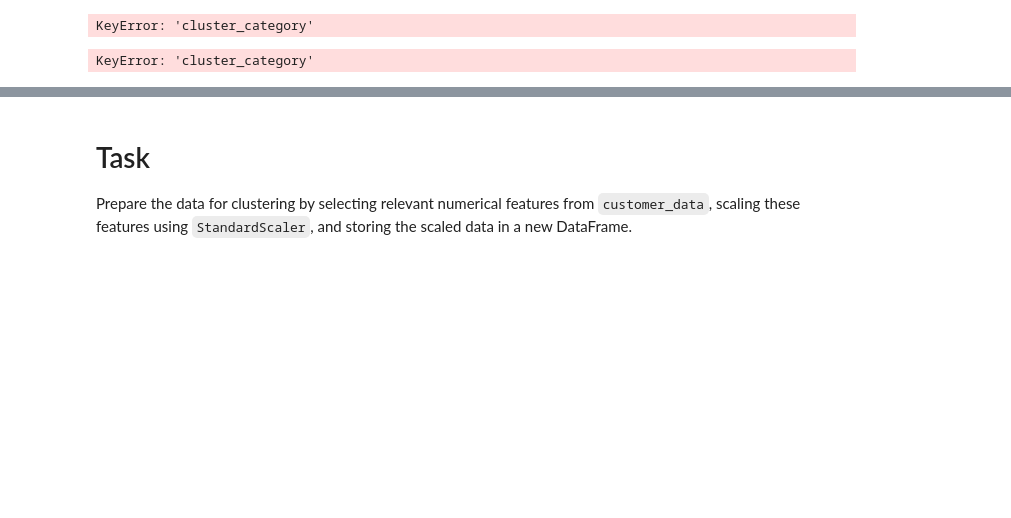
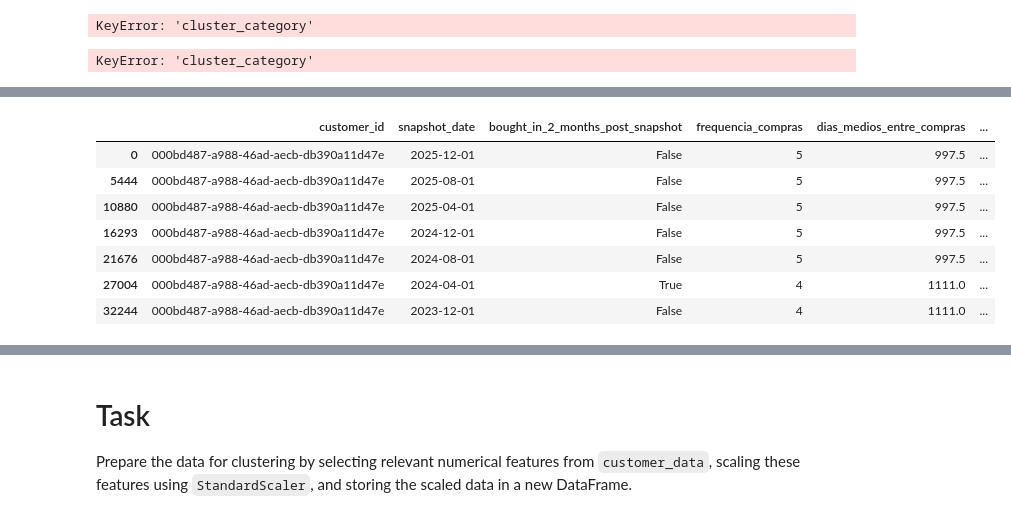
Before and after one commit to luuizfr/PE_Sistema_Automotivo, a Jupyter notebook: PE_Sistema_Automotivo.ipynb, the cells around one changed output, grey strips where cells are left out. Saved outputs shown, nothing was run; the diff lists cells and outputs as text; code cells hidden in the pictures; blank space fills up the shorter version.

```diff
--- a/PE_Sistema_Automotivo.ipynb
+++ b/PE_Sistema_Automotivo.ipynb
@@ -566,0 +926,11 @@ KeyError: 'cluster_category'
+# %%
+customer_data_expanded[customer_data_expanded['customer_id'] == '000bd487-a988-46ad-aecb-db390a11d47e']
+# %% [output]
+|  | customer_id | snapshot_date | bought_in_2_months_post_snapshot | frequencia_compras | dias_medios_entre_compras | ... |
+| 0 | 000bd487-a988-46ad-aecb-db390a11d47e | 2025-12-01 | False | 5 | 997.5 | ... |
+| 5444 | 000bd487-a988-46ad-aecb-db390a11d47e | 2025-08-01 | False | 5 | 997.5 | ... |
+| 10880 | 000bd487-a988-46ad-aecb-db390a11d47e | 2025-04-01 | False | 5 | 997.5 | ... |
+| 16293 | 000bd487-a988-46ad-aecb-db390a11d47e | 2024-12-01 | False | 5 | 997.5 | ... |
+| 21676 | 000bd487-a988-46ad-aecb-db390a11d47e | 2024-08-01 | False | 5 | 997.5 | ... |
+| 27004 | 000bd487-a988-46ad-aecb-db390a11d47e | 2024-04-01 | True | 4 | 1111.0 | ... |
+| 32244 | 000bd487-a988-46ad-aecb-db390a11d47e | 2023-12-01 | False | 4 | 1111.0 | ... |
```
Also changed, not shown: parts of 35 cells of this notebook.
